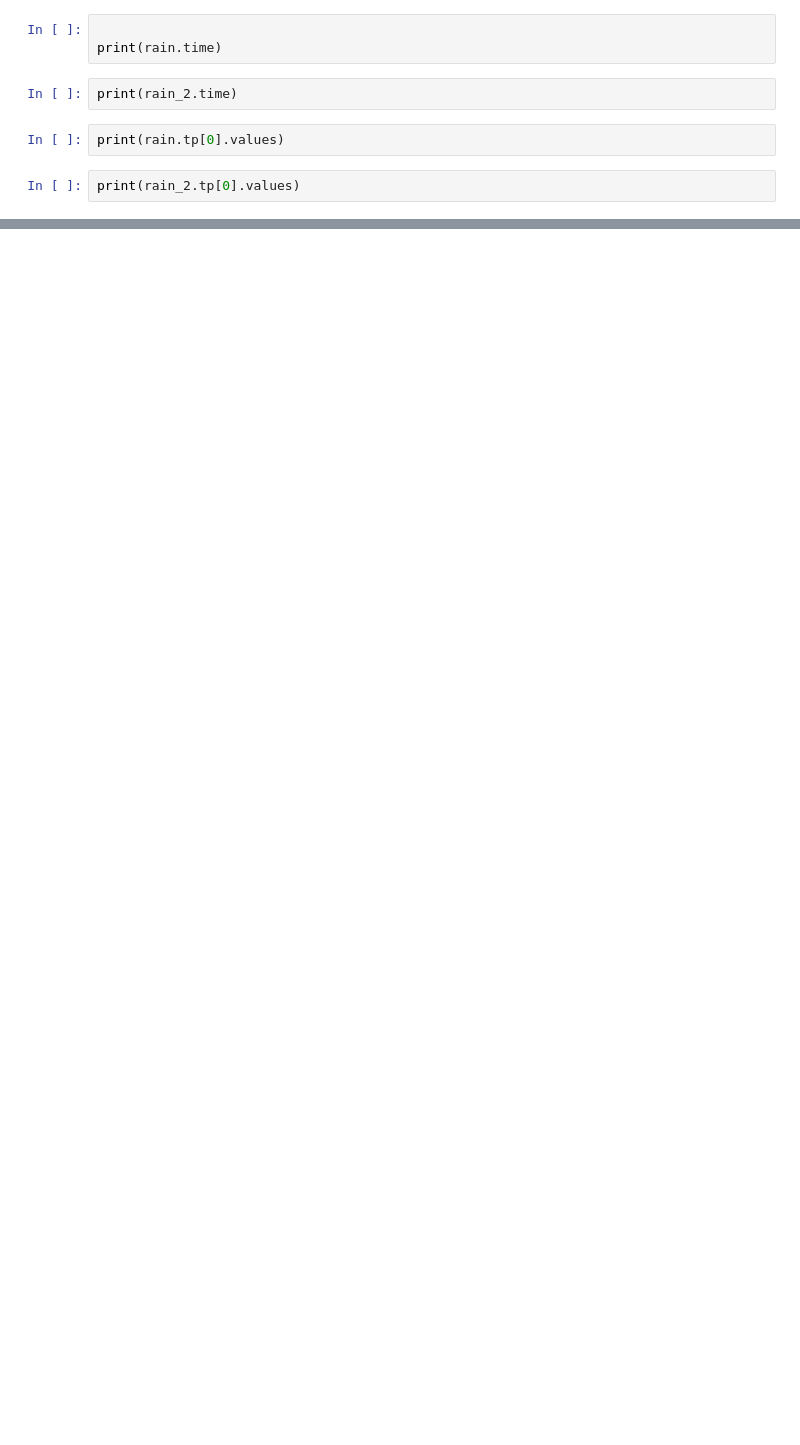
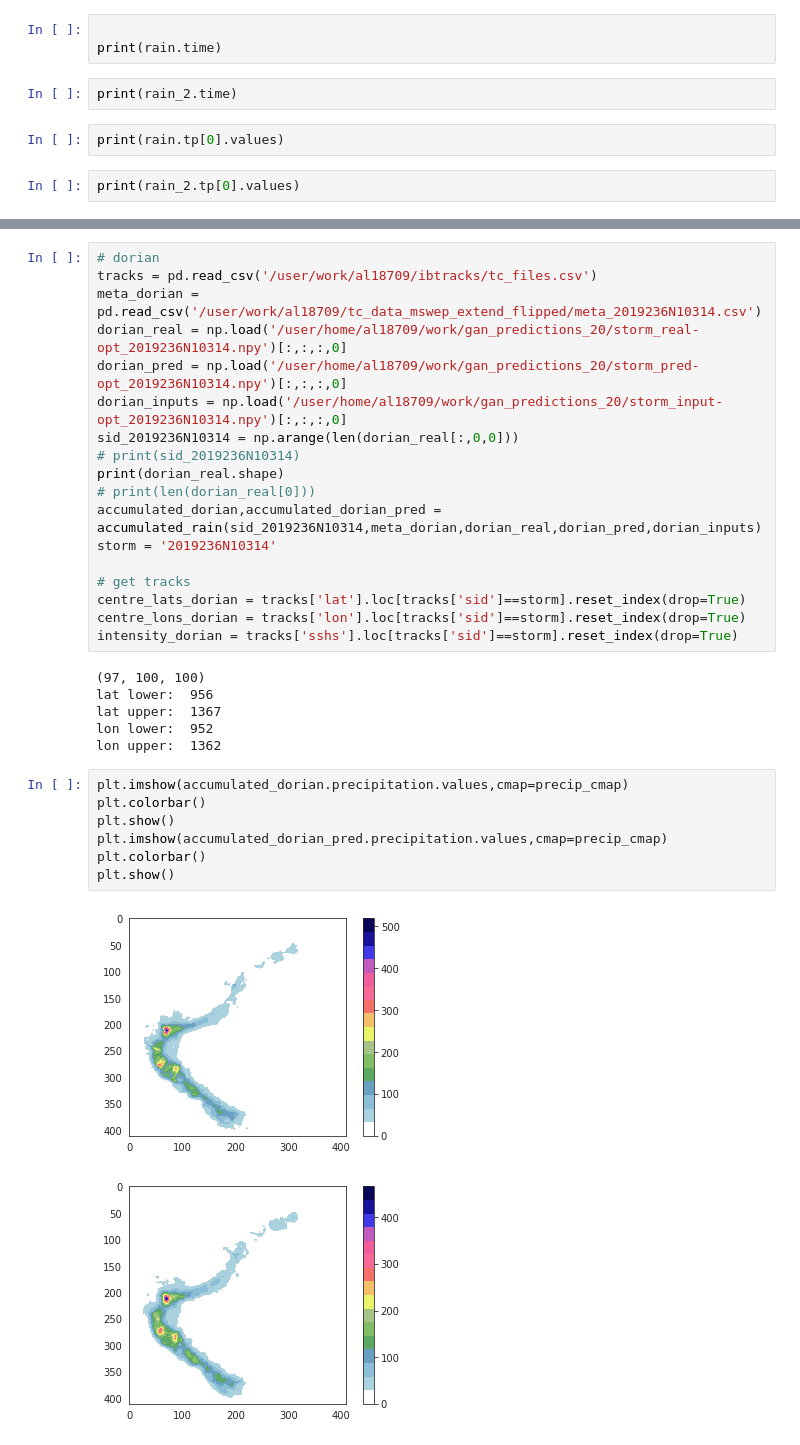
Before and after one commit to vosps/tropical_cyclone, a Jupyter notebook: figures/8_era5 copy.ipynb, the cells around one changed output, grey strips where cells are left out. Saved outputs shown, nothing was run; the diff lists cells and outputs as text; blank space fills up the shorter version.

```diff
--- a/figures/8_era5 copy.ipynb
+++ b/figures/8_era5 copy.ipynb
@@ -212,0 +311,34 @@ print(rain_2.tp[0].values)
+# %%
+# dorian
+tracks = pd.read_csv('/user/work/al18709/ibtracks/tc_files.csv')
+meta_dorian = pd.read_csv('/user/work/al18709/tc_data_mswep_extend_flipped/meta_2019236N10314.csv')
+dorian_real = np.load('/user/home/al18709/work/gan_predictions_20/storm_real-opt_2019236N10314.npy')[:,:,:,0]
+dorian_pred = np.load('/user/home/al18709/work/gan_predictions_20/storm_pred-opt_2019236N10314.npy')[:,:,:,0]
+dorian_inputs = np.load('/user/home/al18709/work/gan_predictions_20/storm_input-opt_2019236N10314.npy')[:,:,:,0]
+sid_2019236N10314 = np.arange(len(dorian_real[:,0,0]))
+# print(sid_2019236N10314)
+print(dorian_real.shape)
+# print(len(dorian_real[0]))
+accumulated_dorian,accumulated_dorian_pred = accumulated_rain(sid_2019236N10314,meta_dorian,dorian_real,dorian_pred,dorian_inputs)
+storm = '2019236N10314'
+
+# get tracks
+centre_lats_dorian = tracks['lat'].loc[tracks['sid']==storm].reset_index(drop=True)
+centre_lons_dorian = tracks['lon'].loc[tracks['sid']==storm].reset_index(drop=True)
+intensity_dorian = tracks['sshs'].loc[tracks['sid']==storm].reset_index(drop=True)
+# %% [output]
+(97, 100, 100)
+lat lower:  956
+lat upper:  1367
+lon lower:  952
+lon upper:  1362
+# %%
+plt.imshow(accumulated_dorian.precipitation.values,cmap=precip_cmap)
+plt.colorbar()
+plt.show()
+plt.imshow(accumulated_dorian_pred.precipitation.values,cmap=precip_cmap)
+plt.colorbar()
+plt.show()
+# %% [output]
+[figure, added]
+[figure, added]
```
Also changed, not shown: parts of 12 cells of this notebook, 9 other files.
